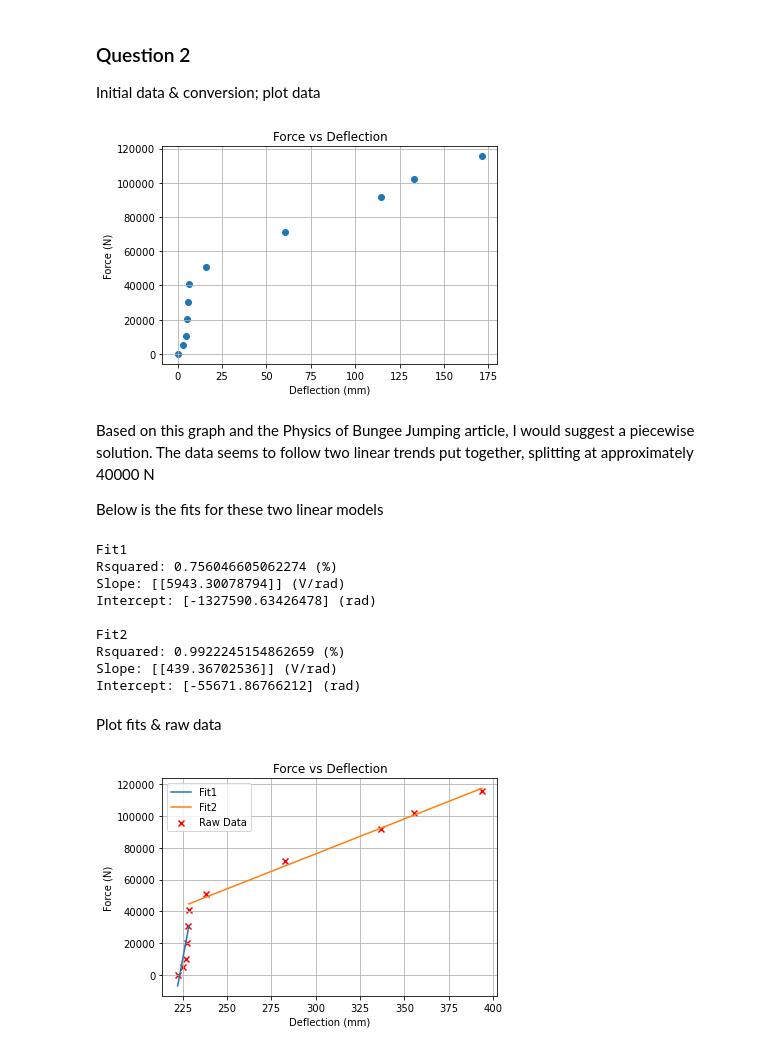
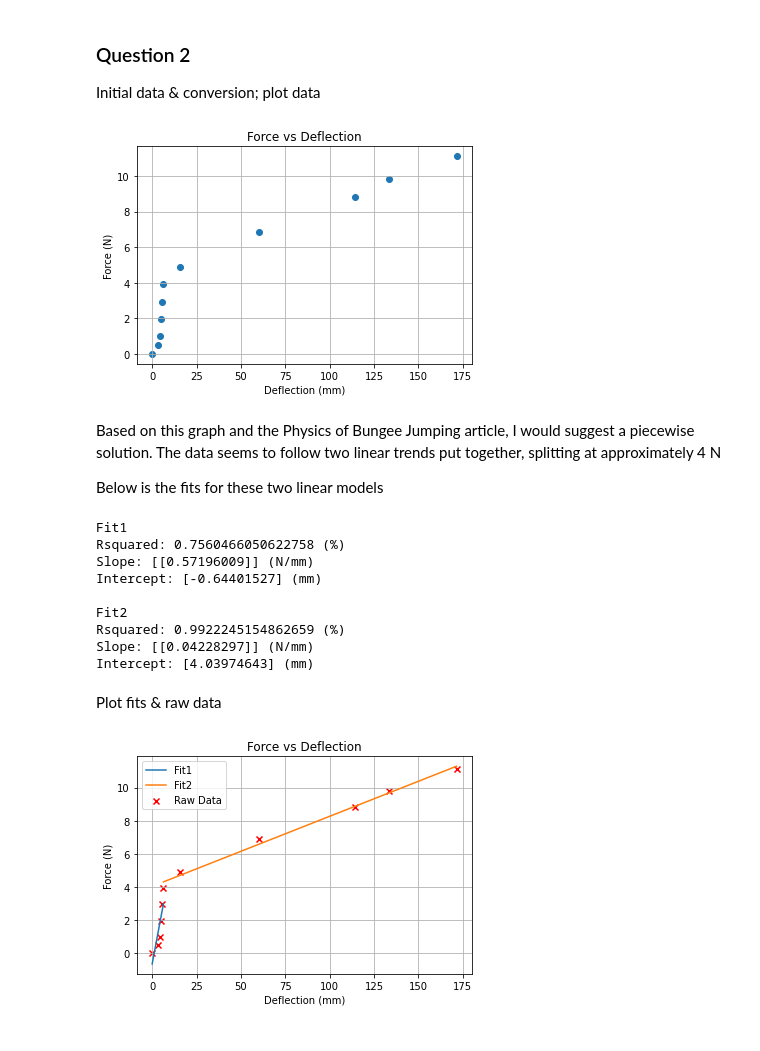
Before and after one commit to kierancoz/dyn_sys_controls, a Jupyter notebook: lab1/Lab1.ipynb, the cells around one changed output. Cells and saved outputs as stored; diff of their text form; code cells hidden in the pictures.

```diff
--- a/lab1/Lab1.ipynb
+++ b/lab1/Lab1.ipynb
@@ -42,21 +42,21 @@ Initial data & conversion; plot data
 # %%
 Mass     = np.array([0,50,100,200,300,400,500,700,900,1000,1133]).reshape(-1, 1) # [g]
 L_bungee = np.array([8.75,8.875,8.925,8.95,8.975,9,9.375,11.125,13.25,14,15.5]).reshape(-1, 1) #[in]
 
 L_mm = L_bungee * 25.4
-Force  = Mass * 1000 / 9.81 # N
+Force  = Mass / 1000 * 9.81 # N
 DeltaL = L_mm - L_mm[0]
 
 plt.scatter(DeltaL, Force)
 plt.title("Force vs Deflection")
 plt.xlabel("Deflection (mm)")
 plt.ylabel("Force (N)")
 plt.grid()
 # %% [output]
-[figure, old version]
+[figure, new version]
 # %% [markdown]
 Based on this graph and the Physics of Bungee Jumping article, I would suggest a piecewise solution.
-The data seems to follow two linear trends put together, splitting at approximately 40000 N
+The data seems to follow two linear trends put together, splitting at approximately 4 N
 
 Below is the fits for these two linear models
 # %%
@@ -67,36 +67,36 @@ def filter(a_list, cutoff, above_bool):
             new_list.append(x)
     return new_list
 
-# fit for < 40,000 N
-force_1 = filter(Force, 45000, False)
-defl_1 = L_mm[:len(force_1)]
+# fit for < 4 N
+force_1 = filter(Force, 4.5, False)
+defl_1 = DeltaL[:len(force_1)]
 
 
 fit2 = LinearRegression().fit(defl_1, force_1)
 r_squared2 = fit2.score(defl_1, force_1)
-print("Fit1\nRsquared: {0} (%)\nSlope: {1} (V/rad)\nIntercept: {2} (rad)".format(r_squared2, fit2.coef_, fit2.intercept_))
+print("Fit1\nRsquared: {0} (%)\nSlope: {1} (N/mm)\nIntercept: {2} (mm)".format(r_squared2, fit2.coef_, fit2.intercept_))
 
-# fit for > 40,000 N
-defl_2 = L_mm[len(force_1)-1:]
+# fit for > 4 N
+defl_2 = DeltaL[len(force_1)-1:]
 force_2 = Force[len(force_1)-1:]
 
 fit3 = LinearRegression().fit(defl_2, force_2)
 r_squared3 = fit3.score(defl_2, force_2)
-print("\nFit2\nRsquared: {0} (%)\nSlope: {1} (V/rad)\nIntercept: {2} (rad)".format(r_squared3, fit3.coef_, fit3.intercept_))
+print("\nFit2\nRsquared: {0} (%)\nSlope: {1} (N/mm)\nIntercept: {2} (mm)".format(r_squared3, fit3.coef_, fit3.intercept_))
 # %% [output]
 Fit1
-Rsquared: 0.756046605062274 (%)
-Slope: [[5943.30078794]] (V/rad)
-Intercept: [-1327590.63426478] (rad)
+Rsquared: 0.7560466050622758 (%)
+Slope: [[0.57196009]] (N/mm)
+Intercept: [-0.64401527] (mm)
 
 Fit2
 Rsquared: 0.9922245154862659 (%)
-Slope: [[439.36702536]] (V/rad)
-Intercept: [-55671.86766212] (rad)
+Slope: [[0.04228297]] (N/mm)
+Intercept: [4.03974643] (mm)
 # %% [markdown]
 Plot fits & raw data
 # %%
-plt.scatter(L_mm, Force, c="r", marker='x')
+plt.scatter(DeltaL, Force, c="r", marker='x')
 plt.plot(defl_1,fit2.coef_*defl_1 + fit2.intercept_)
 plt.plot(defl_2,fit3.coef_*defl_2 + fit3.intercept_)
 plt.xlabel('Deflection (mm)')
@@ -105,4 +105,4 @@ plt.legend(['Fit1','Fit2','Raw Data'])
 plt.title('Force vs Deflection')
 plt.grid()
 # %% [output]
-[figure, old version]
+[figure, new version]
```
